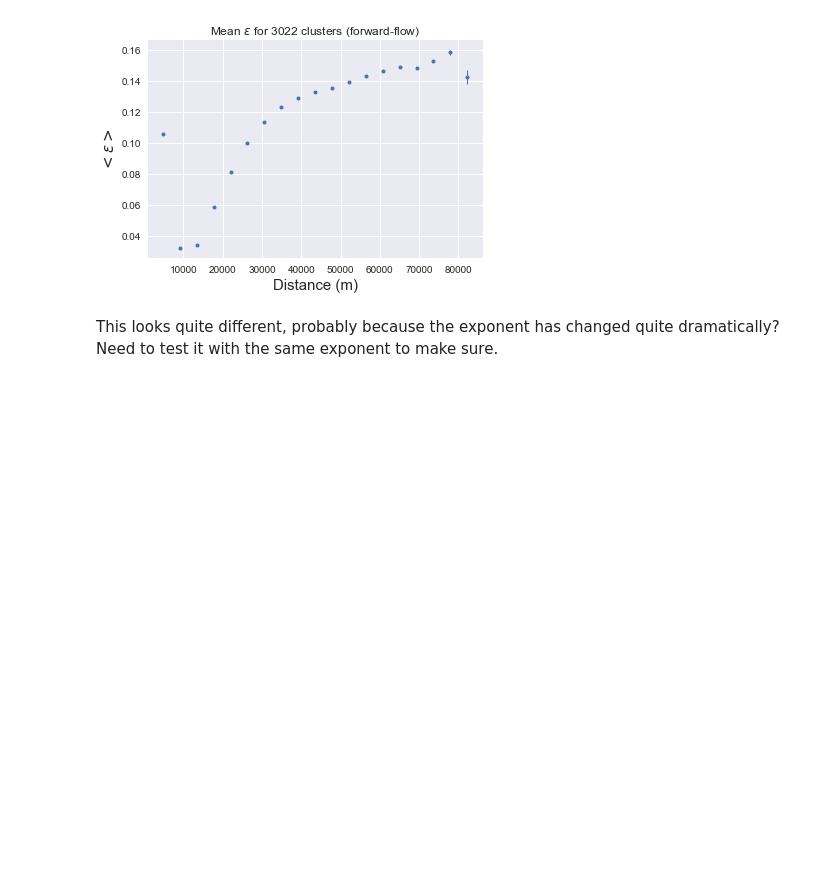
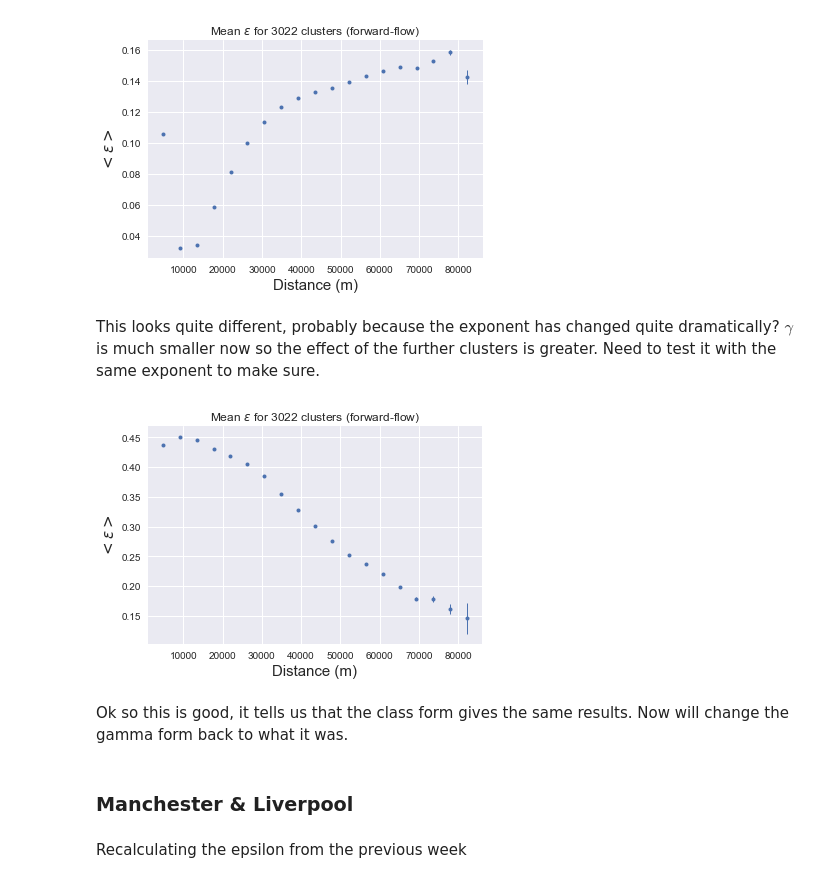
Before and after one commit to jbremz/human_mob, a Jupyter notebook: Notebooks/JB Log/Week 13 - 22.1.18.ipynb, the cells around one changed output. Saved outputs shown, nothing was run; the diff lists cells and outputs as text; code cells hidden in the pictures; blank space fills up the shorter version.

```diff
--- a/Notebooks/JB Log/Week 13 - 22.1.18.ipynb
+++ b/Notebooks/JB Log/Week 13 - 22.1.18.ipynb
@@ -57,4 +54,20 @@ eps_distance(abs(eps), DM, N)
 # %% [output]
 [figure]
 # %% [markdown]
-This looks quite different, probably because the exponent has changed quite dramatically? Need to test it with the same exponent to make sure.
+This looks quite different, probably because the exponent has changed quite dramatically? $\gamma$ is much smaller now so the effect of the further clusters is greater. Need to test it with the same exponent to make sure.
+# %%
+h2 = pop_hier(df, d_maxs) # I modified the class to just set gamma = 3.49 (as it was before)
+# %%
+eps = h2.epsilon(2)
+# %%
+DM = h2.cluster_population(h2.levels[1]).DM
+# %%
+eps_distance(abs(eps), DM, N)
+# %% [output]
+[figure, added]
+# %% [markdown]
+Ok so this is good, it tells us that the class form gives the same results. Now will change the gamma form back to what it was.
+# %% [markdown]
+### Manchester & Liverpool
+# %% [markdown]
+Recalculating the epsilon from the previous week
```
Also changed, not shown: parts of 8 cells of this notebook, 2 other files.
